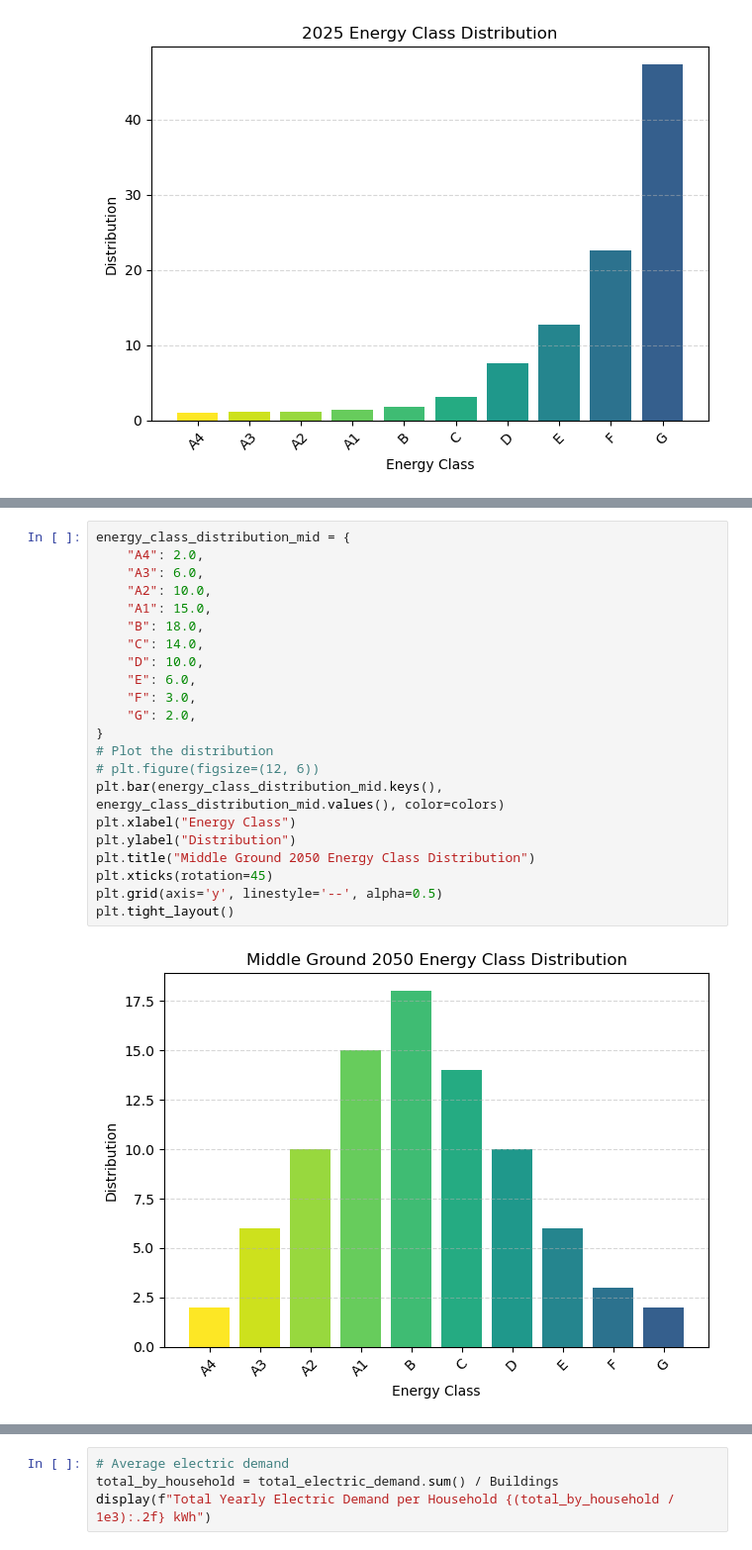
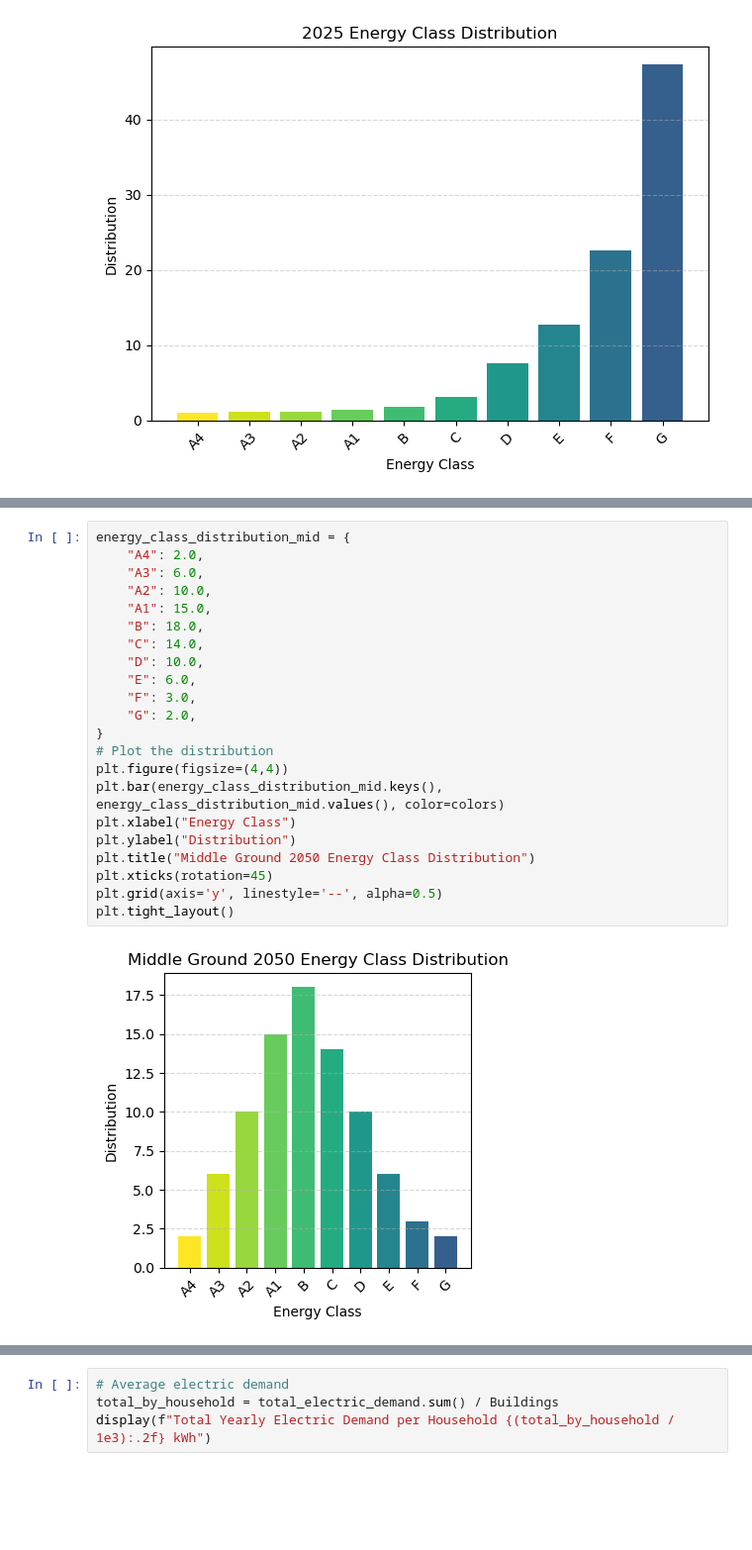
Before and after one commit to simo-pagliu/INRE, a Jupyter notebook: Energy Demand.ipynb, the cells around one changed output, grey strips where cells are left out. Shown at 99% size. Drawn from its saved outputs; the diff is of its cells as text; blank space fills up the shorter version.

```diff
--- a/Energy Demand.ipynb
+++ b/Energy Demand.ipynb
@@ -345,27 +292,27 @@ plt.tight_layout()
 # %%
 energy_class_distribution_mid = {
     "A4": 2.0,
     "A3": 6.0,
     "A2": 10.0,
     "A1": 15.0,
     "B": 18.0,
     "C": 14.0,
     "D": 10.0,
     "E": 6.0,
     "F": 3.0,
     "G": 2.0,
 }
 # Plot the distribution
-# plt.figure(figsize=(12, 6))
+plt.figure(figsize=(4,4))
 plt.bar(energy_class_distribution_mid.keys(), energy_class_distribution_mid.values(), color=colors)
 plt.xlabel("Energy Class")
 plt.ylabel("Distribution")
 plt.title("Middle Ground 2050 Energy Class Distribution")
 plt.xticks(rotation=45)
 plt.grid(axis='y', linestyle='--', alpha=0.5)
 plt.tight_layout()
 # %% [output]
-[figure, old version]
+[figure, new version]
 # %%
 energy_class_distribution_worst = {
     "A4": 1.0,
```
Also changed, not shown: parts of 19 cells of this notebook, 4 other files.
